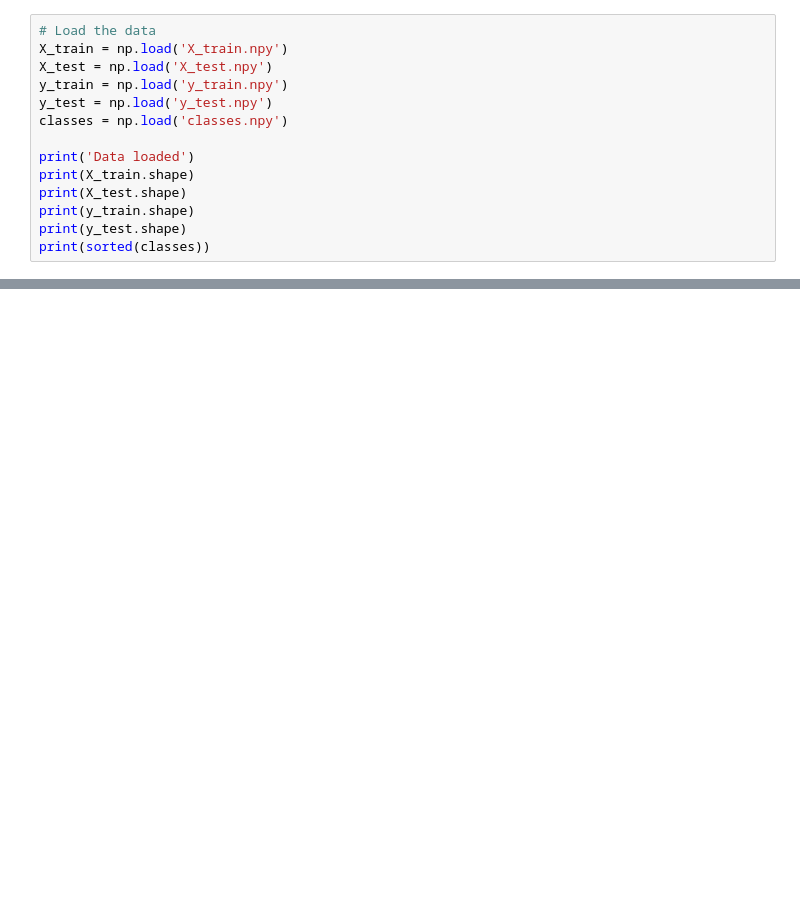
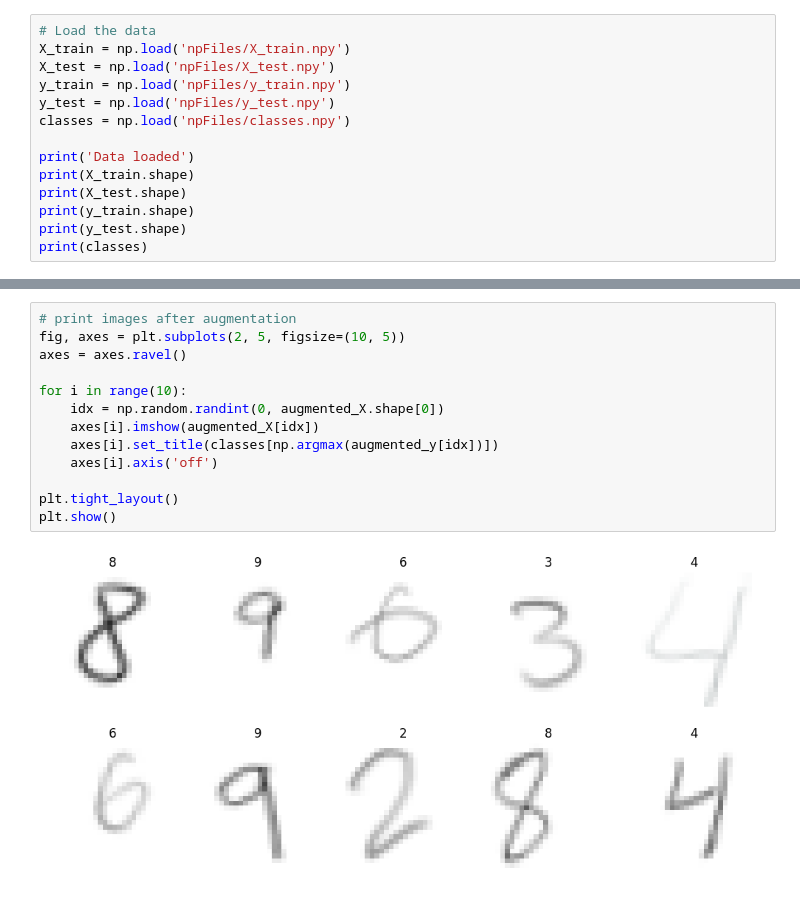
Before and after one commit to LingT03/M-SU-NIST-, a Jupyter notebook: MSUnist.ipynb, the cells around one changed output, grey strips where cells are left out. Drawn from its saved outputs; the diff is of its cells as text; blank space fills up the shorter version.

```diff
--- a/MSUnist.ipynb
+++ b/MSUnist.ipynb
@@ -116,17 +104,17 @@ X_train shape: (800, 28, 28, 4)
 # %%
 # Load the data
-X_train = np.load('X_train.npy')
-X_test = np.load('X_test.npy')
-y_train = np.load('y_train.npy')
-y_test = np.load('y_test.npy')
-classes = np.load('classes.npy')
+X_train = np.load('npFiles/X_train.npy')
+X_test = np.load('npFiles/X_test.npy')
+y_train = np.load('npFiles/y_train.npy')
+y_test = np.load('npFiles/y_test.npy')
+classes = np.load('npFiles/classes.npy')
 
 print('Data loaded')
 print(X_train.shape)
 print(X_test.shape)
 print(y_train.shape)
 print(y_test.shape)
-print(sorted(classes))
+print(classes)
 # %% [output]
 Data loaded
 (800, 28, 28, 4)
@@ -185,6 +171,21 @@ print("Shape of augmented labels:", augmented_y.shape)
 # %% [output]
 Shape of augmented dataset: (4000, 28, 28, 4)
 Shape of augmented labels: (4000, 10)
+# %%
+# print images after augmentation
+fig, axes = plt.subplots(2, 5, figsize=(10, 5))
+axes = axes.ravel()
+
+for i in range(10):
+    idx = np.random.randint(0, augmented_X.shape[0])
+    axes[i].imshow(augmented_X[idx])
+    axes[i].set_title(classes[np.argmax(augmented_y[idx])])
+    axes[i].axis('off')
+
+plt.tight_layout()
+plt.show()
+# %% [output]
+[figure, added]
 # %%
 model = Sequential()
 model.add(Conv2D(32, kernel_size=(3, 3), padding="same", activation='relu', input_shape=(28, 28, 4)))
```
Also changed, not shown: parts of 14 cells of this notebook, 13 other files.
